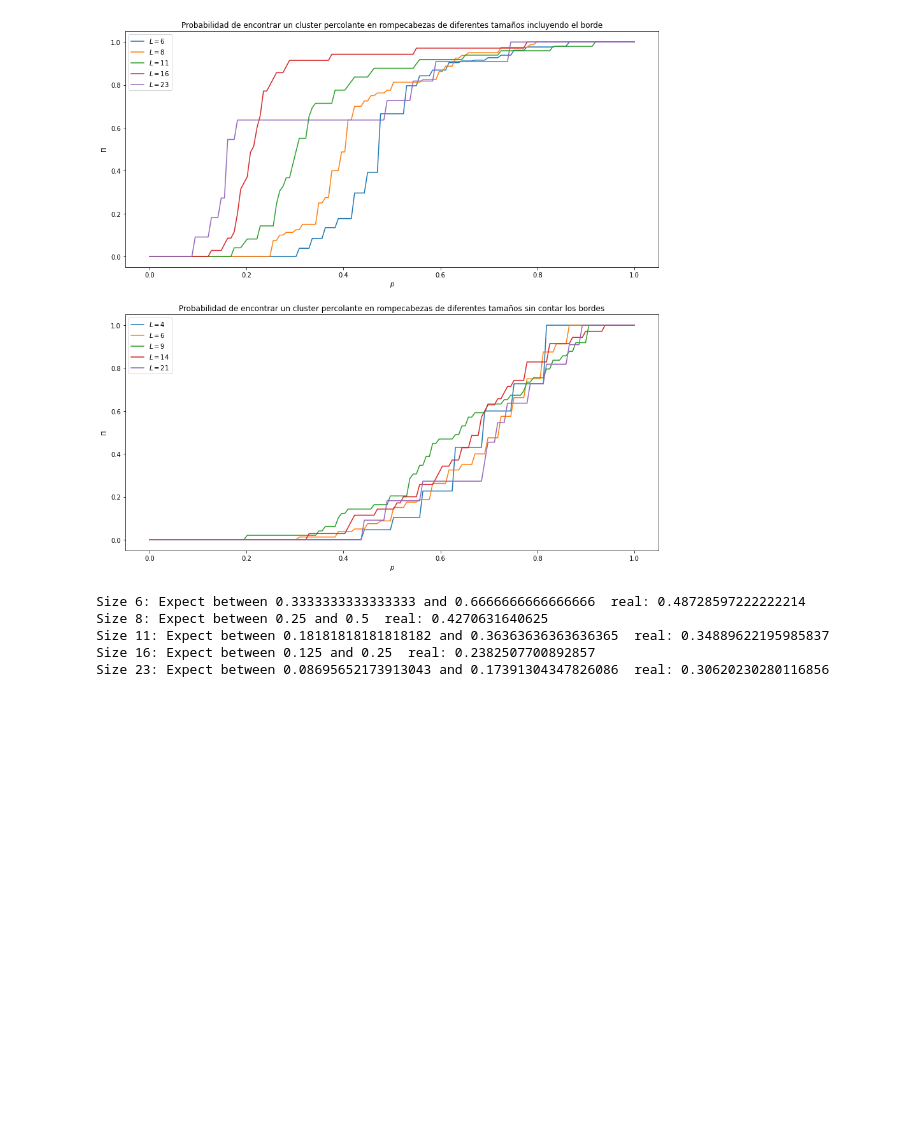
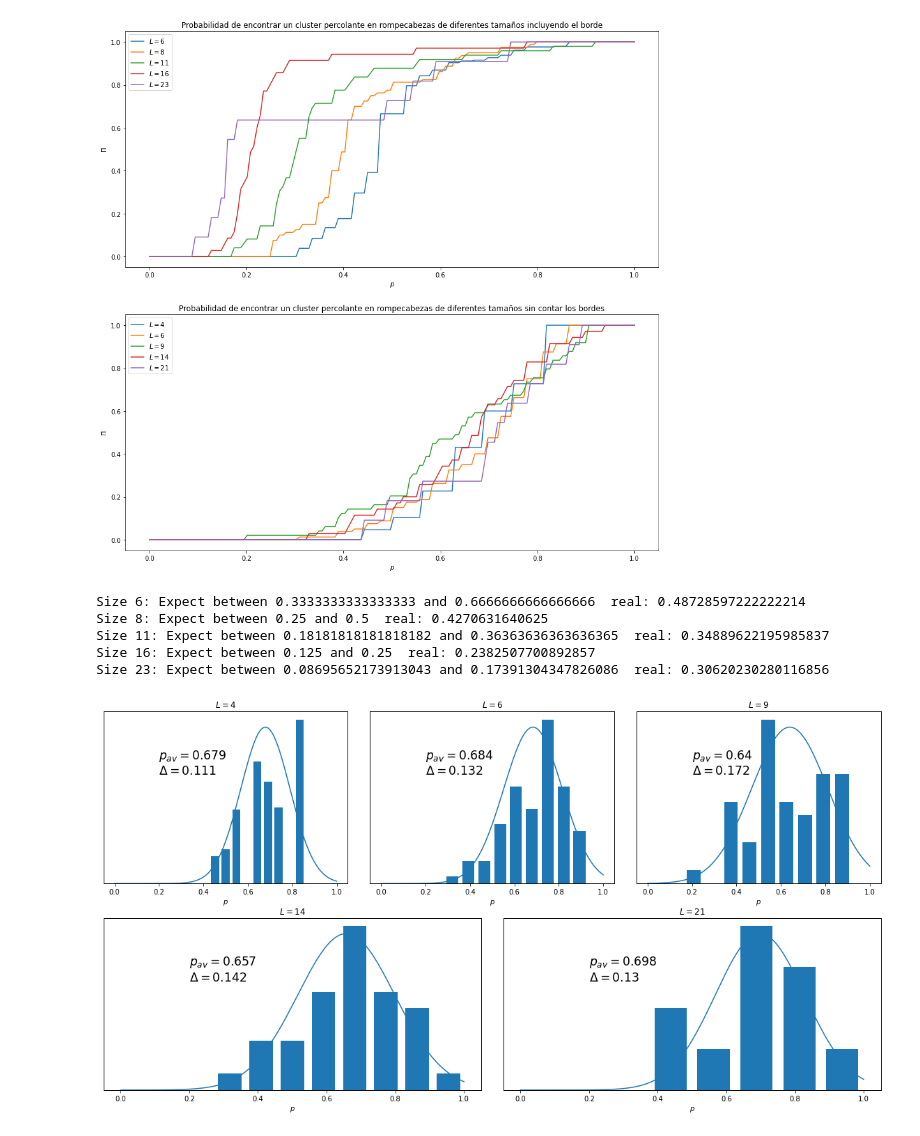
Before and after one commit to jbbenavidesr/percolation-study, a Jupyter notebook: analysis.ipynb, the cells around one changed output. Drawn from its saved outputs; the diff is of its cells as text; code cells hidden in the pictures; blank space fills up the shorter version.

Commit message:
Analysis and add student t

```diff
--- a/analysis.ipynb
+++ b/analysis.ipynb
@@ -97,0 +106,51 @@ Size 23: Expect between 0.08695652173913043 and 0.17391304347826086  real: 0.306
+# %%
+data_no_borders = {}
+for size in sorted(no_borders):
+
+    avg, avg_err = bootstrap(no_borders[size], np.mean)
+    delta, delta_err = bootstrap(no_borders[size], np.std)
+
+    avg_err = get_confidence_factor(len(no_borders[size])) * avg_err
+    delta_err = get_confidence_factor(len(no_borders[size])) * delta_err
+
+    data_no_borders[size] ={
+        "delta": delta,
+        "delta_err": delta_err,
+        "avg": avg,
+        "avg_err": avg_err,
+    }
+# %%
+sizes = [4, 6, 9, 14, 21]
+positions = [(1, 2), (3, 4), (5, 6), (7, 9), (10, 12)]
+fig = plt.figure(figsize=(20, 10))
+
+for i, size in enumerate(sizes):
+    ax1 = plt.subplot(2, 6, positions[i])
+    ax1.hist(
+        no_borders[size],
+        bins=int(np.round(np.sqrt(len(no_borders[size])) + 5)),
+        # bins= 8,
+        # bins=size**2,
+        range=(0,1),
+        density=True,
+        # histtype="step",
+        rwidth=0.75
+    )
+    ax1.set_xlabel(r"$p$")
+    ax1.set_yticks([], [])
+
+    steps = np.linspace(0, 1, 150)
+    ax2 = ax1.twinx()
+
+    ax2.plot(steps, analysis.gaussian(steps, data_no_borders[size]["avg"], data_no_borders[size]["delta"]))
+    ax2.set_ylim(0, 1.1)
+    ax2.set_yticks([], [])
+    ax2.text(0.2, 0.8, rf"$p_{{av}} = {data_no_borders[size]['avg'].round(3)}$", fontsize="xx-large")
+    ax2.text(0.2, 0.7, rf"$\Delta = {data_no_borders[size]['delta'].round(3)}$", fontsize="xx-large")
+
+    plt.title(rf"$L = {size}$")
+
+# fig.suptitle("Distribuciones de los puntos en los que aparece el cluster percolante para multiples tamaños de sistema")
+plt.savefig("images/jigsaw_distributions.png")
+# %% [output]
+[figure, added]
```
Also changed, not shown: parts of 2 cells of this notebook, 3 other files.
